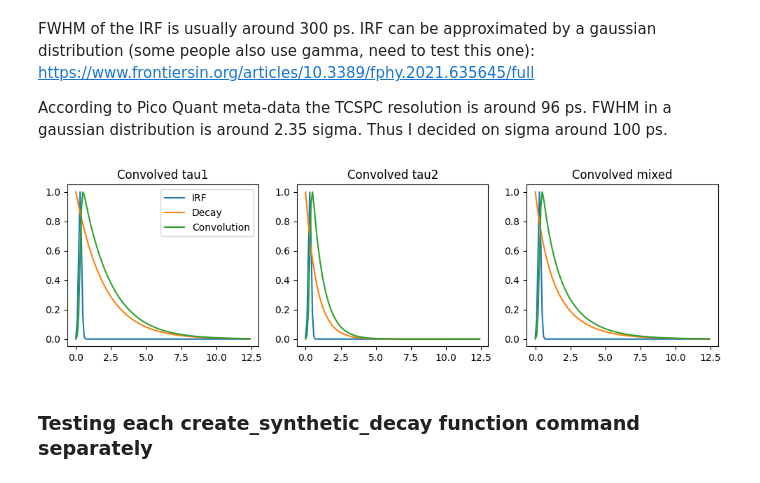
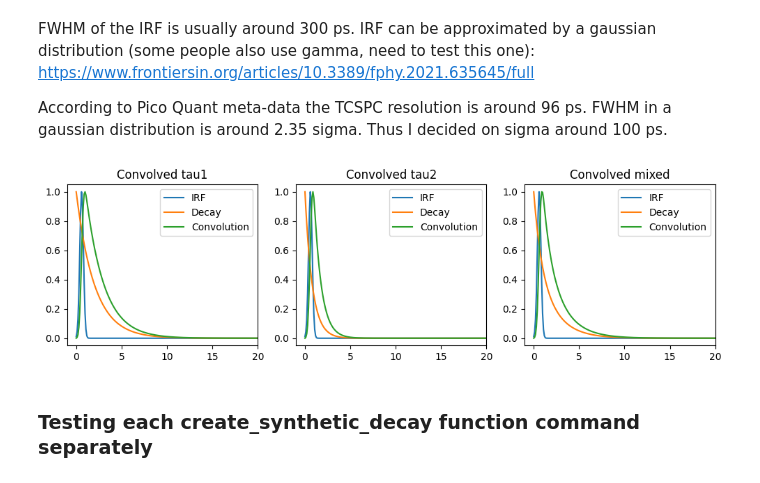
Before and after one commit to zoccoler/FLIM_analysis, a Jupyter notebook: notebooks/Cat_lifetime.ipynb, the cells around one changed output. Saved outputs shown, nothing was run; the diff lists cells and outputs as text; code cells hidden in the pictures.

```diff
--- a/notebooks/Cat_lifetime.ipynb
+++ b/notebooks/Cat_lifetime.ipynb
@@ -143,29 +140,33 @@ x_end = int(number_of_time_points/2)
-# %%
-plt.figure(figsize=(12, 3))
-plt.subplot(1, 3, 1)
-plt.plot(time[:x_end], syn_irf[:x_end], label = "IRF")
-plt.plot(time[:x_end], normalized_counts_tau1[:x_end], label = "Decay")
-plt.plot(time[:x_end], conv_counts_tau1[:x_end], label = "Convolution")
-plt.title('Convolved tau1')
-plt.legend(loc = "upper right")
-
-
-plt.subplot(1, 3, 2)
-plt.plot(time[:x_end], syn_irf[:x_end])
-plt.plot(time[:x_end], normalized_counts_tau2[:x_end])
-plt.plot(time[:x_end], conv_counts_tau2[:x_end])
-plt.title('Convolved tau2')
-
-
-plt.subplot(1, 3, 3)
-plt.plot(time[:x_end], syn_irf[:x_end])
-plt.plot(time[:x_end], normalized_counts_mixed[:x_end])
-plt.plot(time[:x_end], conv_counts_mixed[:x_end])
-plt.title("Convolved mixed")
-
-plt.show()
-# %% [output]
-[figure, removed]
+# %%
+x_end = 20
+# %%
+fig, ax = plt.subplots(1,3, figsize = (12,3))
+
+ax[0].plot(time, syn_irf, label = "IRF")
+ax[0].plot(time, normalized_counts_tau1, label = "Decay")
+ax[0].plot(time, conv_counts_tau1, label = "Convolution")
+ax[0].set_title('Convolved tau1')
+ax[0].legend(loc="upper right")
+ax[0].set_xlim((-1,x_end))
+
+
+ax[1].plot(time, syn_irf, label = "IRF")
+ax[1].plot(time, normalized_counts_tau2, label = "Decay")
+ax[1].plot(time, conv_counts_tau2, label = "Convolution")
+ax[1].set_title('Convolved tau2')
+ax[1].legend(loc="upper right")
+ax[1].set_xlim((-1,x_end))
+
+ax[2].plot(time, syn_irf, label = "IRF")
+ax[2].plot(time, normalized_counts_mixed, label = "Decay")
+ax[2].plot(time, conv_counts_mixed, label = "Convolution")
+ax[2].set_title('Convolved mixed')
+ax[2].legend(loc="upper right")
+ax[2].set_xlim((-1,x_end))
+
+plt.show()
+# %% [output]
+[figure, added]
 # %% [markdown]
 ### Testing each create_synthetic_decay function command separately
 # %%
```
Also changed, not shown: parts of 9 cells of this notebook.
